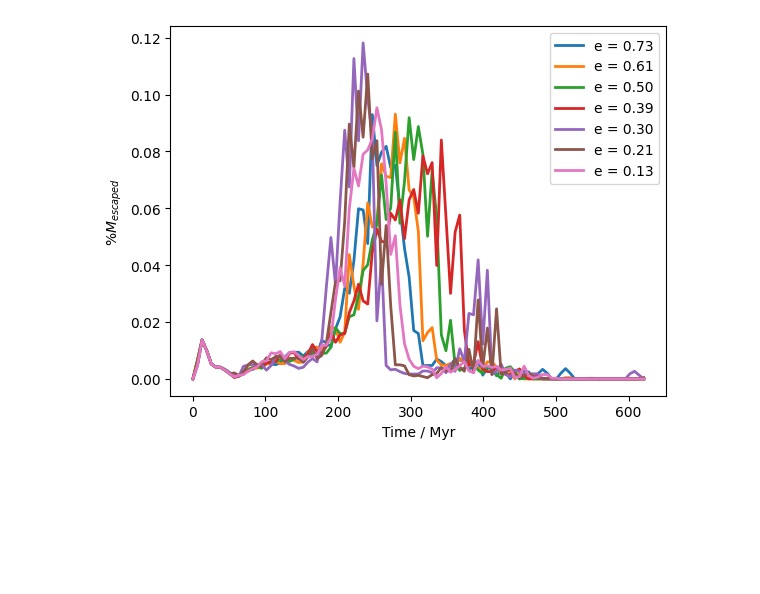
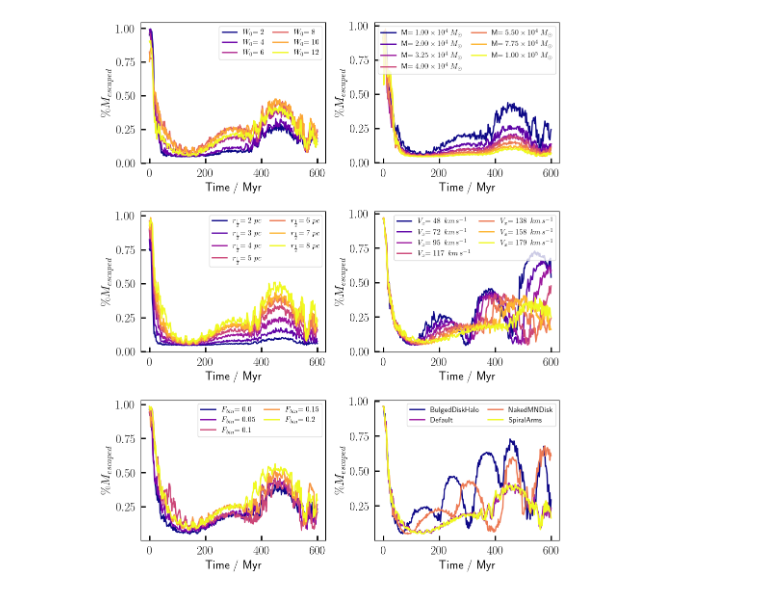
Before and after one commit to RSPicken2/stellar-streams, a Jupyter notebook: EscapersAnalysis.ipynb, the cells around one changed output. Cells and saved outputs as stored; diff of their text form; code cells hidden in the pictures; blank space fills up the shorter version.

```diff
--- a/EscapersAnalysis.ipynb
+++ b/EscapersAnalysis.ipynb
@@ -240,43 +187,36 @@ runs_mass_profiles = find_mass_profiles_experiment(runs_data, bins=50, rmax=10**
-# %%
-rtides = {run:glob_dfs_by_experiment['Vx'][run]['RTIDE[PC]'][:-1].to_numpy()
-          for run in runs}
-
-escaped_ms_by_run = {}
-for run in runs:
-    escaped_ms = np.empty_like(times_by_run[run])
-    for i, (time, rtide) in enumerate(zip(times_by_run[run], rtides[run])):
-        (r_sort, _, m_sums) = runs_mass_profiles[run][time]
-        mask = rtide < r_sort
-        idx = np.argmax(mask) if mask.any() else len(m_sums) - 1
-        escaped_ms[i] = (m_sums[-1] - m_sums[idx]) / m_sums[-1]
-
-    escaped_ms_by_run[run] = escaped_ms
-# %%
-es = [np.float64(0.7291417047297528),
- np.float64(0.6068994568232096),
- np.float64(0.4956889414929607),
- np.float64(0.3907378742635173),
- np.float64(0.29574783887988715),
- np.float64(0.2085827163921028),
- np.float64(0.12877464119044912)]
-
-fig, ax = plt.subplots()
-for e, run in zip(es, runs):
-    ax.plot( times_by_run[run], escaped_ms_by_run[run],
-            label=f'e = {e:.2f}', linewidth=2)
-
-#ax.set_yscale('log')
-
-ax.set_xlabel('Time / Myr')
-#ax.set_ylabel(r'$M_{escaped}$ / $M_\odot$')
-ax.set_ylabel(r'$\%M_{escaped}$')
-
-
-plt.legend()
-plt.savefig('Images/Vx_Escapers.png')
-plt.show()
-
-#look into the log files for 3.25 at about 450Myr
-#    try rerunning too to make sure this is reproducable
-# %% [output]
-[figure, removed]
+# %%
+cols = 2
+fig, axes = plt.subplots(int(np.ceil(len(e.exlist)/cols)),cols,
+                         figsize=(10,2.*len(e.exlist)))
+
+
+for (ex, ax) in zip(e.exlist, axes.flatten()):
+
+    escaped_perc_by_run = all_escaped_perc[ex.name]
+    colours = plt.cm.plasma(np.linspace(0, 1, len(escaped_perc_by_run)))
+    for i, (run, C_by_time) in enumerate(escaped_perc_by_run.items()):
+        escaped_percs = np.asarray([p for p, idx in C_by_time.values()])
+        times = np.array(list(C_by_time.keys()))
+
+        order = np.argsort(times)
+        times, escaped_percs = times[order], escaped_percs[order]
+
+        ax.plot(times, escaped_percs,
+                label=ex.FormatLabel(run),
+                linewidth=2, color=colours[i])
+
+    #ax.set_yscale('log')
+
+    ax.set_xlabel('Time / Myr')
+    #ax.set_ylabel(r'$M_{escaped}$ / $M_\odot$')
+    ax.set_ylabel(r'$\%M_{escaped}$')
+
+
+    ax.legend(loc='upper right', #bbox_to_anchor=(0.5, -0.3),
+          ncol=2, fontsize=11, columnspacing=1.2)
+
+plt.tight_layout()
+#plt.savefig('Images/M_Escapers.png')
+plt.show()
+# %% [output]
+[figure, added]
```
Also changed, not shown: parts of 28 cells of this notebook, 1 other file.
